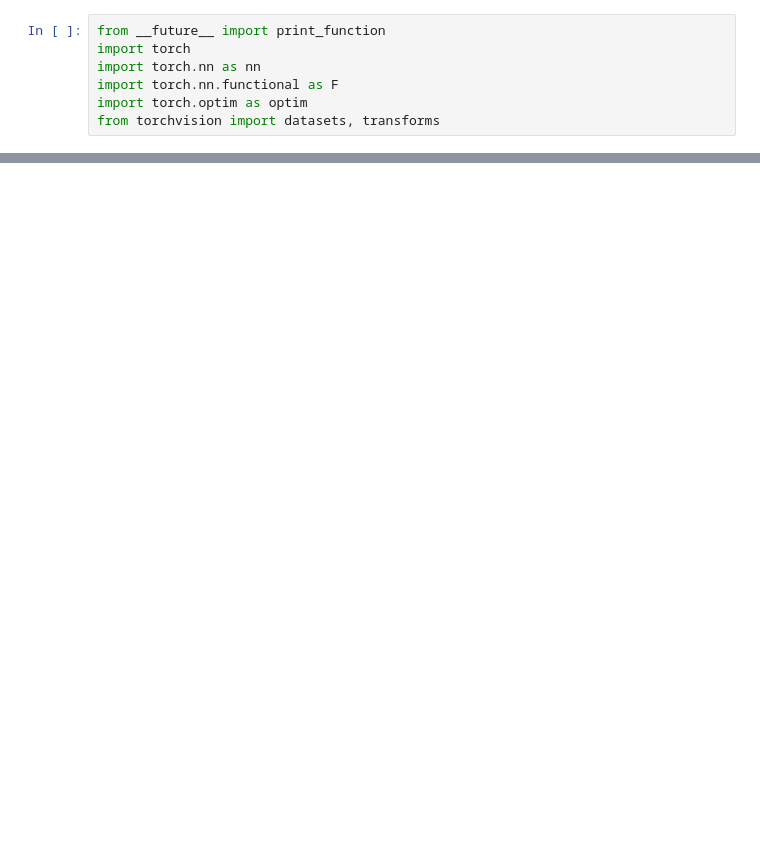
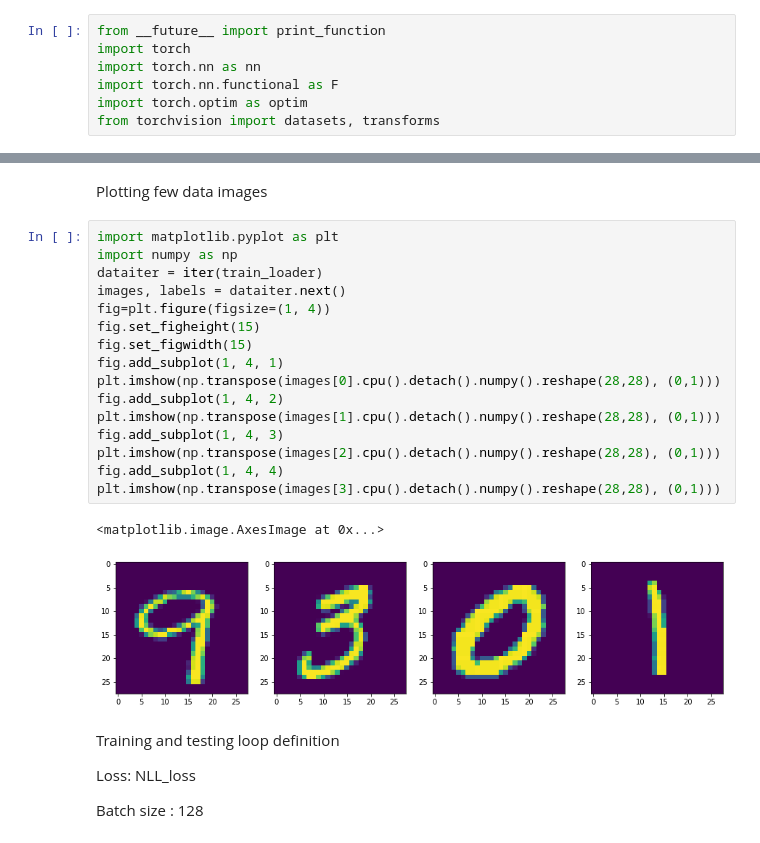
Before and after one commit to gdeotale/EVA4, a Jupyter notebook: Week4/EVA4_Session_2.ipynb, the cells around one changed output, grey strips where cells are left out. Saved outputs shown, nothing was run; the diff lists cells and outputs as text; blank space fills up the shorter version.

```diff
--- a/Week4/EVA4_Session_2.ipynb
+++ b/Week4/EVA4_Session_2.ipynb
@@ -99,3 +121,30 @@ test_loader = torch.utils.data.DataLoader(
+# %% [markdown]
+Plotting few data images
+# %%
+import matplotlib.pyplot as plt
+import numpy as np
+dataiter = iter(train_loader)
+images, labels = dataiter.next()
+fig=plt.figure(figsize=(1, 4))
+fig.set_figheight(15)
+fig.set_figwidth(15)
+fig.add_subplot(1, 4, 1)
+plt.imshow(np.transpose(images[0].cpu().detach().numpy().reshape(28,28), (0,1)))
+fig.add_subplot(1, 4, 2)
+plt.imshow(np.transpose(images[1].cpu().detach().numpy().reshape(28,28), (0,1)))
+fig.add_subplot(1, 4, 3)
+plt.imshow(np.transpose(images[2].cpu().detach().numpy().reshape(28,28), (0,1)))
+fig.add_subplot(1, 4, 4)
+plt.imshow(np.transpose(images[3].cpu().detach().numpy().reshape(28,28), (0,1)))
+# %% [output]
+<matplotlib.image.AxesImage at 0x...>
+[figure, added]
+# %% [markdown]
+Training and testing loop definition
+
+Loss: NLL_loss
+
+Batch size : 128
 # %%
 from tqdm import tqdm
 def train(model, device, train_loader, optimizer, epoch):
```
Also changed, not shown: parts of 9 cells of this notebook, 2 other files.
